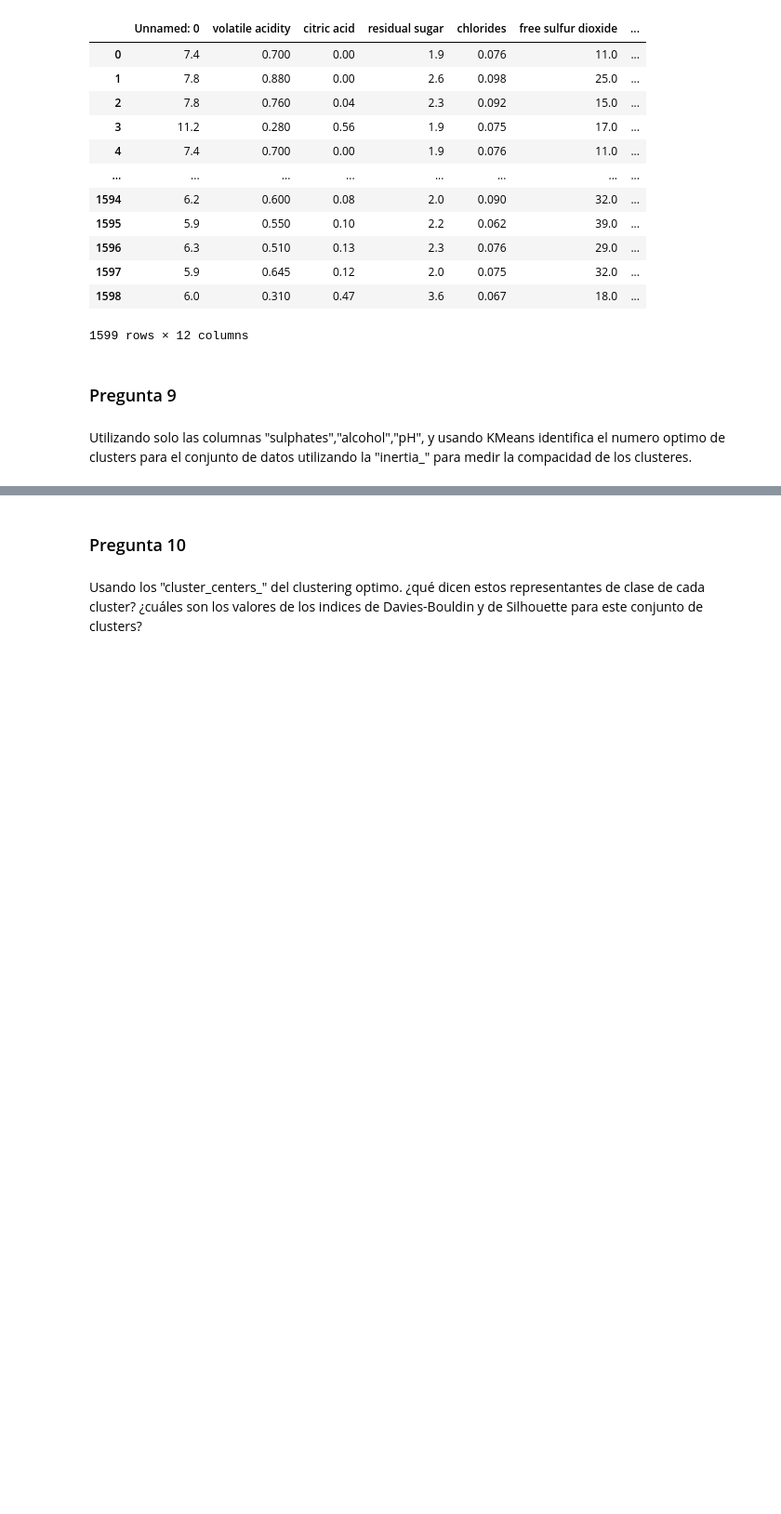
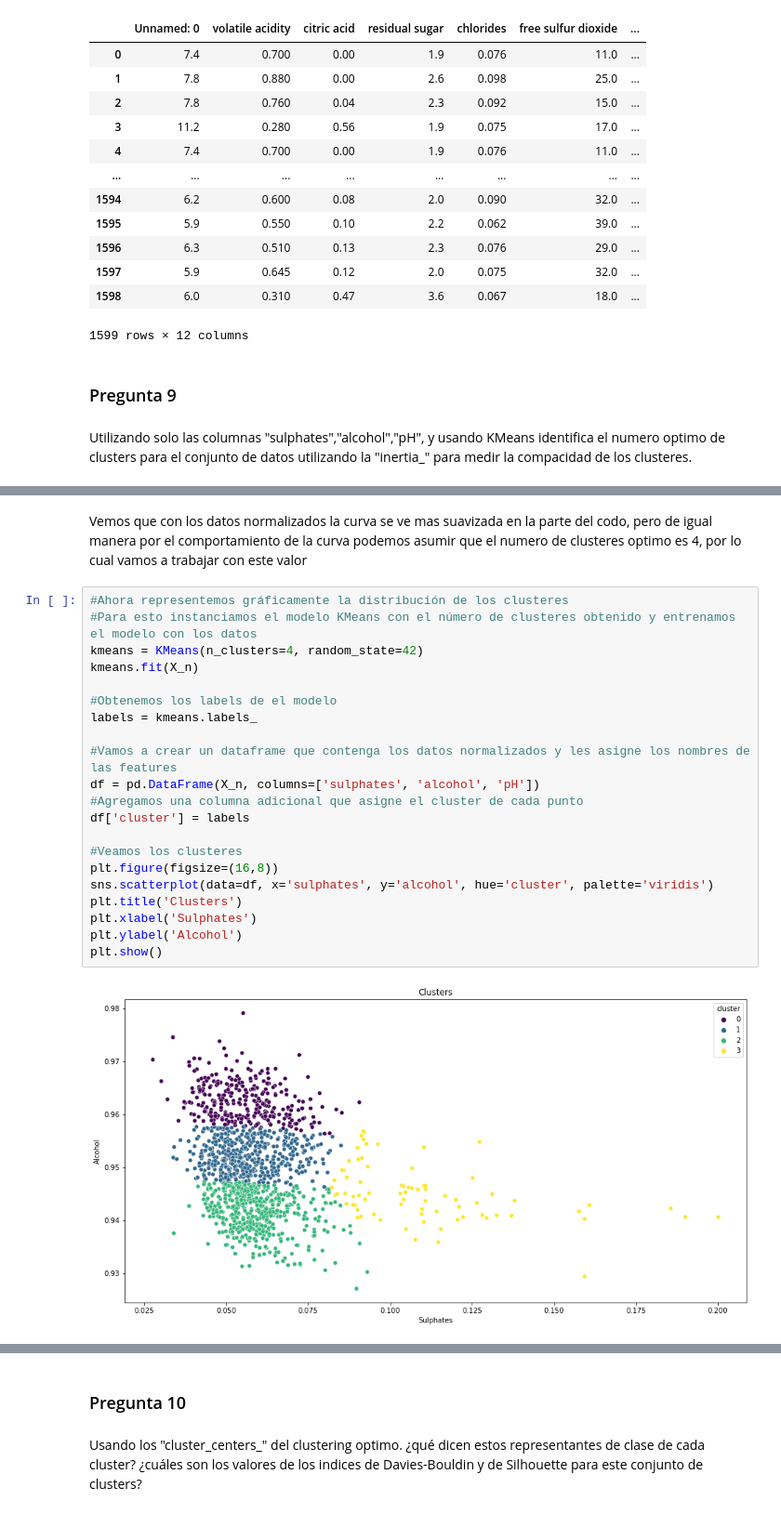
Before and after one commit to datawilly/Aprendizaje-automatico-aplicado, a Jupyter notebook: PEC2 - AAA - 17ENE2024 - APELLIDO1 NOMBRE.ipynb, the cells around one changed output, grey strips where cells are left out. Shown at 93% size. Cells and saved outputs as stored; diff of their text form; blank space fills up the shorter version.

```diff
--- a/PEC2 - AAA - 17ENE2024 - APELLIDO1 NOMBRE.ipynb
+++ b/PEC2 - AAA - 17ENE2024 - APELLIDO1 NOMBRE.ipynb
@@ -970,0 +989,25 @@ plt.show()
+# %% [markdown]
+Vemos que con los datos normalizados la curva se ve mas suavizada en la parte del codo, pero de igual manera por el comportamiento de la curva podemos asumir que el numero de clusteres optimo es 4, por lo cual vamos a trabajar con este valor
+# %%
+#Ahora representemos gráficamente la distribución de los clusteres
+#Para esto instanciamos el modelo KMeans con el número de clusteres obtenido y entrenamos el modelo con los datos
+kmeans = KMeans(n_clusters=4, random_state=42)
+kmeans.fit(X_n)
+
+#Obtenemos los labels de el modelo
+labels = kmeans.labels_
+
+#Vamos a crear un dataframe que contenga los datos normalizados y les asigne los nombres de las features
+df = pd.DataFrame(X_n, columns=['sulphates', 'alcohol', 'pH'])
+#Agregamos una columna adicional que asigne el cluster de cada punto
+df['cluster'] = labels
+
+#Veamos los clusteres
+plt.figure(figsize=(16,8))
+sns.scatterplot(data=df, x='sulphates', y='alcohol', hue='cluster', palette='viridis')
+plt.title('Clusters')
+plt.xlabel('Sulphates')
+plt.ylabel('Alcohol')
+plt.show()
+# %% [output]
+[figure, added]
```
Also changed, not shown: parts of 28 cells of this notebook.
